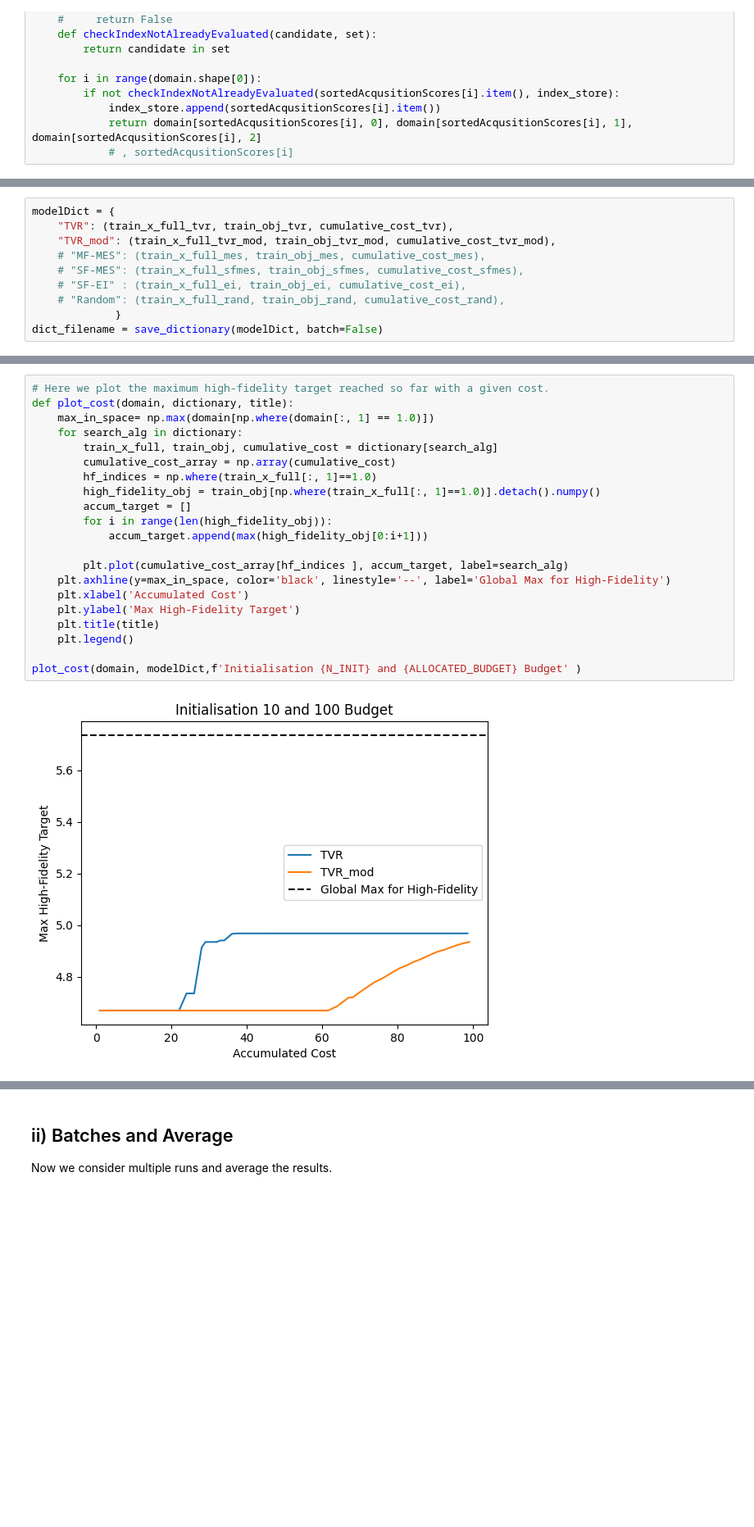
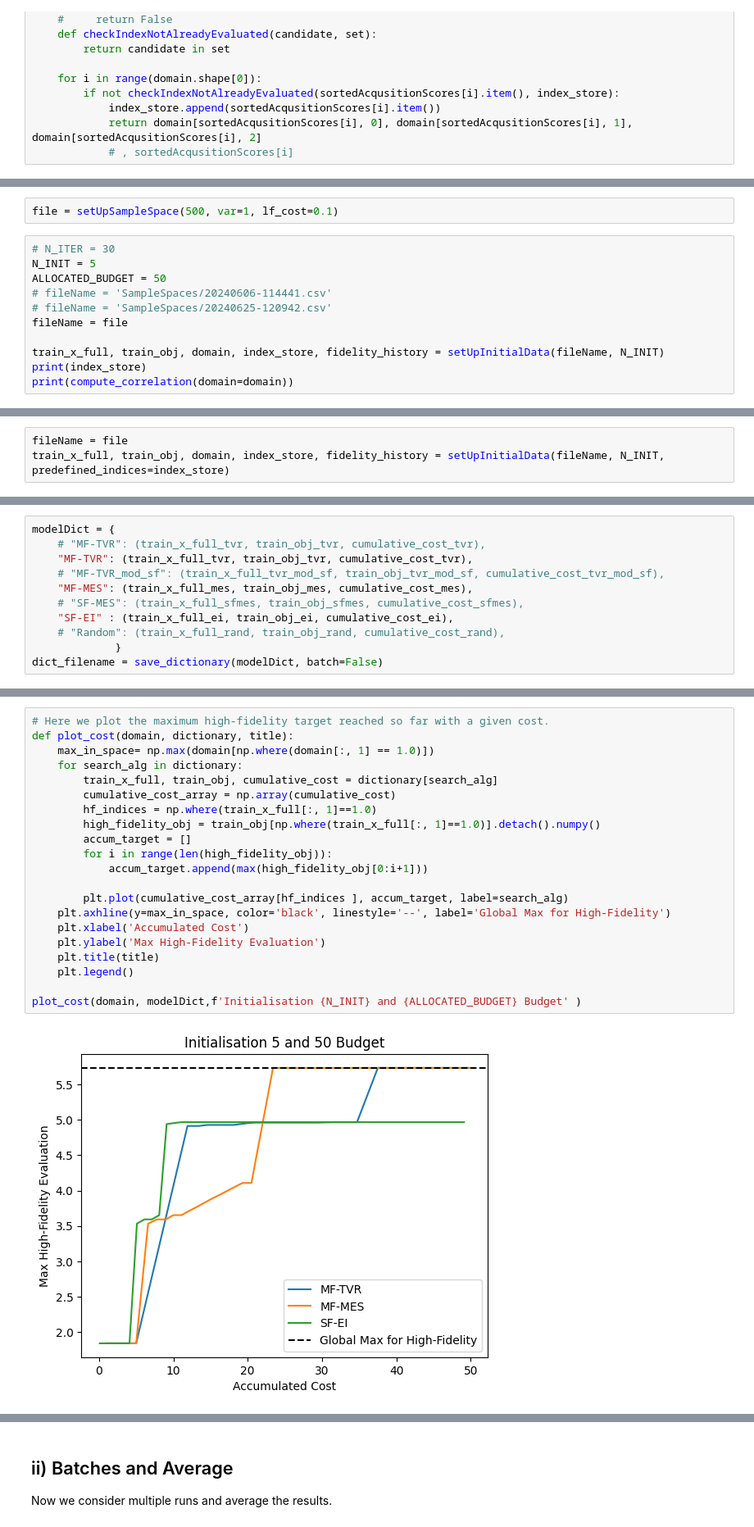
Before and after one commit to kernelCruncher/MFBO, a Jupyter notebook: notebooks/MESSyntheticFunction.ipynb, the cells around one changed output, grey strips where cells are left out. Shown at 82% size. Saved outputs shown, nothing was run; the diff lists cells and outputs as text; blank space fills up the shorter version.

```diff
--- a/notebooks/MESSyntheticFunction.ipynb
+++ b/notebooks/MESSyntheticFunction.ipynb
@@ -337,3 +404,16 @@ def run_entire_cycle_random(no_of_iterations, domain, x_train=None):
         train_obj = domain[index_store][:, -1]
         cumulative_cost = list(range(1, no_of_iterations + 1))
         return train_X_full, torch.tensor(train_obj).unsqueeze(-1), cumulative_cost, index_store
+# %%
+file = setUpSampleSpace(500, var=1, lf_cost=0.1)
+# %%
+# N_ITER = 30
+N_INIT = 5
+ALLOCATED_BUDGET = 50
+# fileName = 'SampleSpaces/20240606-114441.csv'
+# fileName = 'SampleSpaces/20240625-120942.csv'
+fileName = file
+
+train_x_full, train_obj, domain, index_store, fidelity_history = setUpInitialData(fileName, N_INIT)
+print(index_store)
+print(compute_correlation(domain=domain))
@@ -340 +423,4 @@ def run_entire_cycle_random(no_of_iterations, domain, x_train=None):
+# %%
+fileName = file
+train_x_full, train_obj, domain, index_store, fidelity_history = setUpInitialData(fileName, N_INIT, predefined_indices=index_store)
 # %%
@@ -428,10 +540,11 @@ plt.legend()
 # %%
 modelDict = {
-    "TVR": (train_x_full_tvr, train_obj_tvr, cumulative_cost_tvr),
-    "TVR_mod": (train_x_full_tvr_mod, train_obj_tvr_mod, cumulative_cost_tvr_mod),
-    # "MF-MES": (train_x_full_mes, train_obj_mes, cumulative_cost_mes),
+    # "MF-TVR": (train_x_full_tvr, train_obj_tvr, cumulative_cost_tvr),
+    "MF-TVR": (train_x_full_tvr, train_obj_tvr, cumulative_cost_tvr),
+    # "MF-TVR_mod_sf": (train_x_full_tvr_mod_sf, train_obj_tvr_mod_sf, cumulative_cost_tvr_mod_sf),
+    "MF-MES": (train_x_full_mes, train_obj_mes, cumulative_cost_mes),
     # "SF-MES": (train_x_full_sfmes, train_obj_sfmes, cumulative_cost_sfmes),
-    # "SF-EI" : (train_x_full_ei, train_obj_ei, cumulative_cost_ei),
+    "SF-EI" : (train_x_full_ei, train_obj_ei, cumulative_cost_ei),
     # "Random": (train_x_full_rand, train_obj_rand, cumulative_cost_rand),
              }
 dict_filename = save_dictionary(modelDict, batch=False)
@@ -491,26 +591,26 @@ plot_histogram(domain)
 # %%
 # Here we plot the maximum high-fidelity target reached so far with a given cost.
 def plot_cost(domain, dictionary, title):
     max_in_space= np.max(domain[np.where(domain[:, 1] == 1.0)])
     for search_alg in dictionary:
         train_x_full, train_obj, cumulative_cost = dictionary[search_alg]
         cumulative_cost_array = np.array(cumulative_cost)
         hf_indices = np.where(train_x_full[:, 1]==1.0)
         high_fidelity_obj = train_obj[np.where(train_x_full[:, 1]==1.0)].detach().numpy()
         accum_target = []
         for i in range(len(high_fidelity_obj)):
             accum_target.append(max(high_fidelity_obj[0:i+1]))
 
         plt.plot(cumulative_cost_array[hf_indices ], accum_target, label=search_alg)
     plt.axhline(y=max_in_space, color='black', linestyle='--', label='Global Max for High-Fidelity')
     plt.xlabel('Accumulated Cost')
-    plt.ylabel('Max High-Fidelity Target')
+    plt.ylabel('Max High-Fidelity Evaluation')
     plt.title(title)
     plt.legend()
 
 plot_cost(domain, modelDict,f'Initialisation {N_INIT} and {ALLOCATED_BUDGET} Budget' )
 # %% [output]
-[figure, old version]
+[figure, new version]
 # %%
 # Here we plot the HF points that were chosen by each fidelity.
 def plot_target_per_iteration(domain, train_x_full, train_obj, iteration_no):
```
Also changed, not shown: parts of 52 cells of this notebook.
